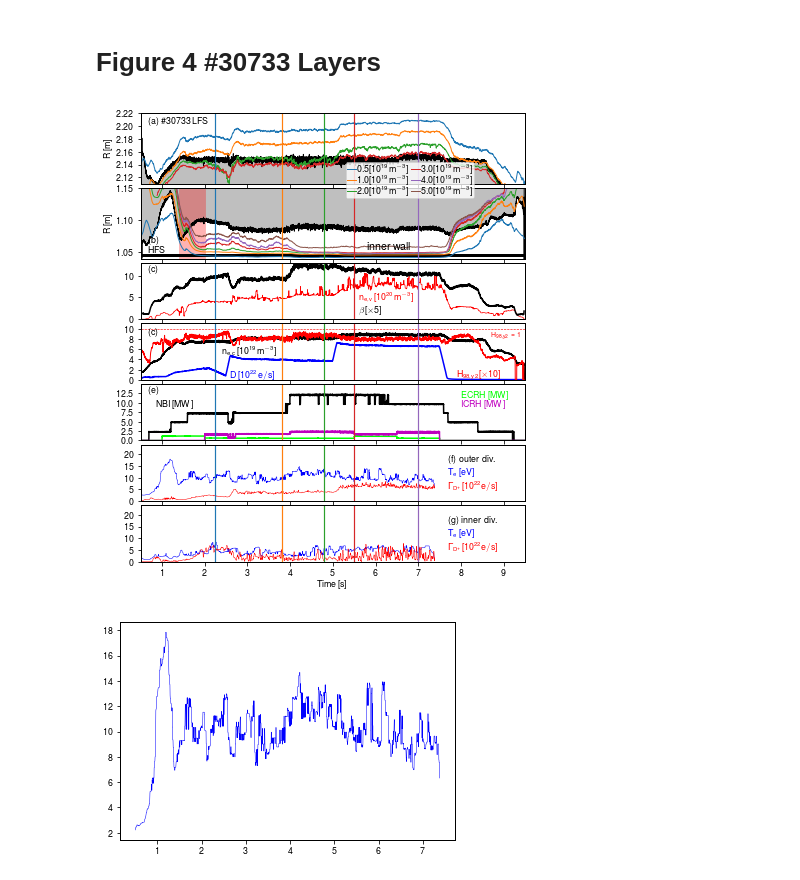
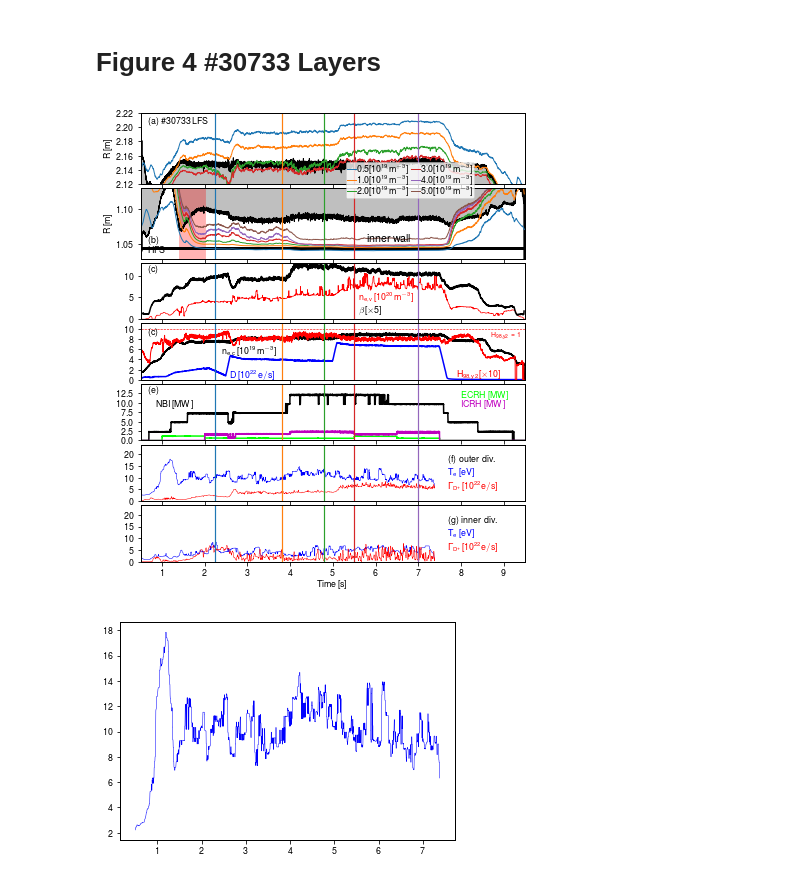
Before and after one commit to guimarais/Hmode_Figures, a Jupyter notebook: Comments_Figures.ipynb, the cells around one changed output. Saved outputs shown, nothing was run; the diff lists cells and outputs as text; code cells hidden in the pictures.

```diff
--- a/Comments_Figures.ipynb
+++ b/Comments_Figures.ipynb
@@ -682,7 +688,7 @@ ax1.plot(rl30[m30,0], rl30[m30,1], label='3.0', linewidth=lwid)
 # m40 = rl40[:,0]>=start40
 # ax1.plot(rl40[m40,0], rl40[m40,1], color='orange', label='4.0', linewidth=lwid)
 
-ax1.set_ylim([2.11,2.22])
+ax1.set_ylim([2.12,2.22])
 ax1.set_yticks([2.12,2.14,2.16,2.18,2.20,2.22])
 
 ax1.fill_between(raus[:,0], raus[:,1], 1.5, color='black', alpha=0.25)
@@ -725,8 +731,8 @@ ax2.legend(bbox_to_anchor=(0.7,0.8), ncol=2, borderpad=0.2, labelspacing=0.1,
 ax2.text(5.8, 1.054, r'$\mathrm{inner\,wall}$', fontsize='large')
 ax2.hlines(1.045, mintime, maxtime, color='black', lw=3)
 
-ylimax = 1.15
-ylimin = 1.04
+ylimax = 1.13
+ylimin = 1.03
 ax2.set_ylim([ylimin,ylimax])
 ax1.set_yticks([2.12,2.14,2.16,2.18,2.20,2.22])
 
@@ -838,34 +844,34 @@ ax7.plot(dne.time, medfilt(dne.data[:,19],21)*1e-20,lw=0.7,c='r')
 asymval = 24
 #ax7.plot(asympar[:,0], asympar[:,1]/10.0*asymval, color='k',lw=0.1)
 ax7.set_ylim(0,13)
 # ax7.plot(dne.time, medfilt(dne.data[:,17],21),lw=0.7)
 # ax7.plot(dne.time, medfilt(dne.data[:,18],21),lw=0.7)
 # ax7.plot(dne.time, medfilt(dne.data[:,15],21),lw=0.7)
 # ax7.plot(dne.time, medfilt(dne.data[:,19],21),lw=0.7)
 
 #ax7.text(7.6, 7.0, r'$\mathrm{Asym.\,Param.\,[\times24]}$', color='k')
 ax7.text(5.6, 4.2, r'$\mathrm{n_{e,v}\,[10^{20}m^{-3}]}$', color='r')
 
 ax7.plot(beta.time, beta.data*6, color='k')
 ax7.text(5.6, 1.5, r'$\mathrm{\beta[\times5]}$', color='k')
 
 plt.subplots_adjust(left=0.1, bottom=0.08, right=0.99, top=0.97, wspace=0.1, hspace=0.07)
 ################################################################
 ################################################################
 ax2.axvspan(1.4, 2.0, color='r', alpha=0.3)
 #plt.savefig("layers_idh_"+str(shotnr)+".png", format='png', dpi=300)
 
 for ax in axarr:
     ax.axvline(2.25, color='C0', lw=1.2)
     ax.axvline(3.8, color='C1', lw=1.2)
     ax.axvline(4.8, color='C2', lw=1.2)
     ax.axvline(5.5, color='C3', lw=1.2)
     ax.axvline(7.0, color='C4', lw=1.2)
 
 plt.savefig("./Revised/Figure4.png", format='png', dpi=300)
 plt.show()
 # %% [output]
-[figure, old version]
+[figure, new version]
 # %%
 msk = ~np.isnan(tel[:,1])
 nntemp = tel[msk,1]
```
Also changed, not shown: parts of 8 cells of this notebook, 13 other files.
